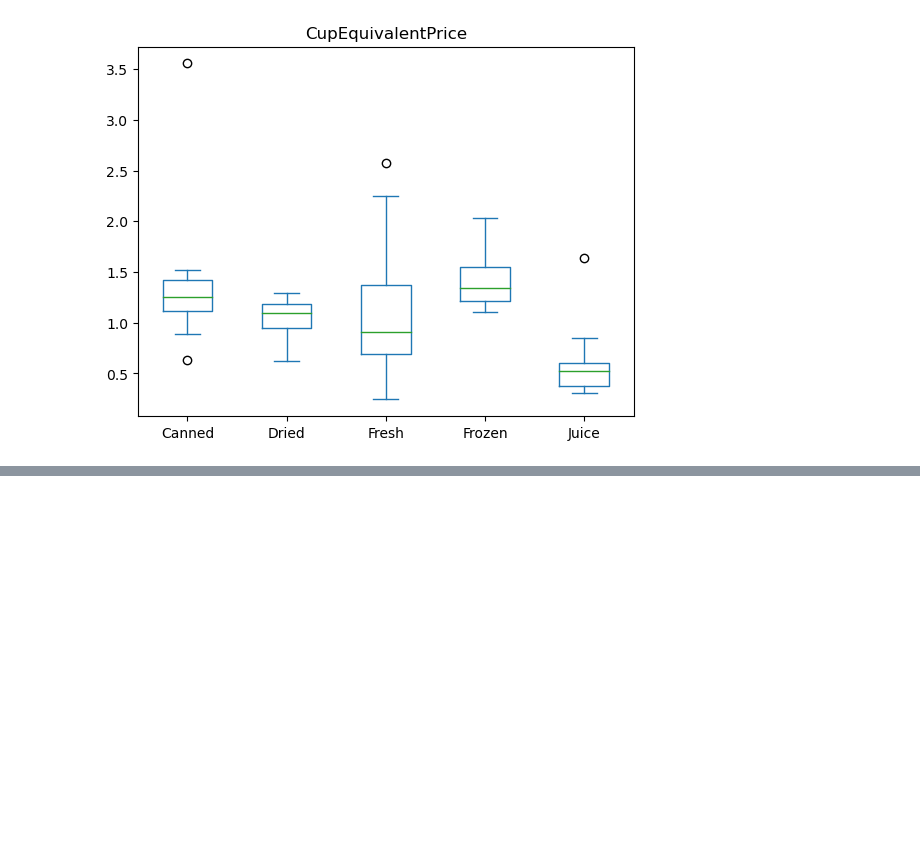
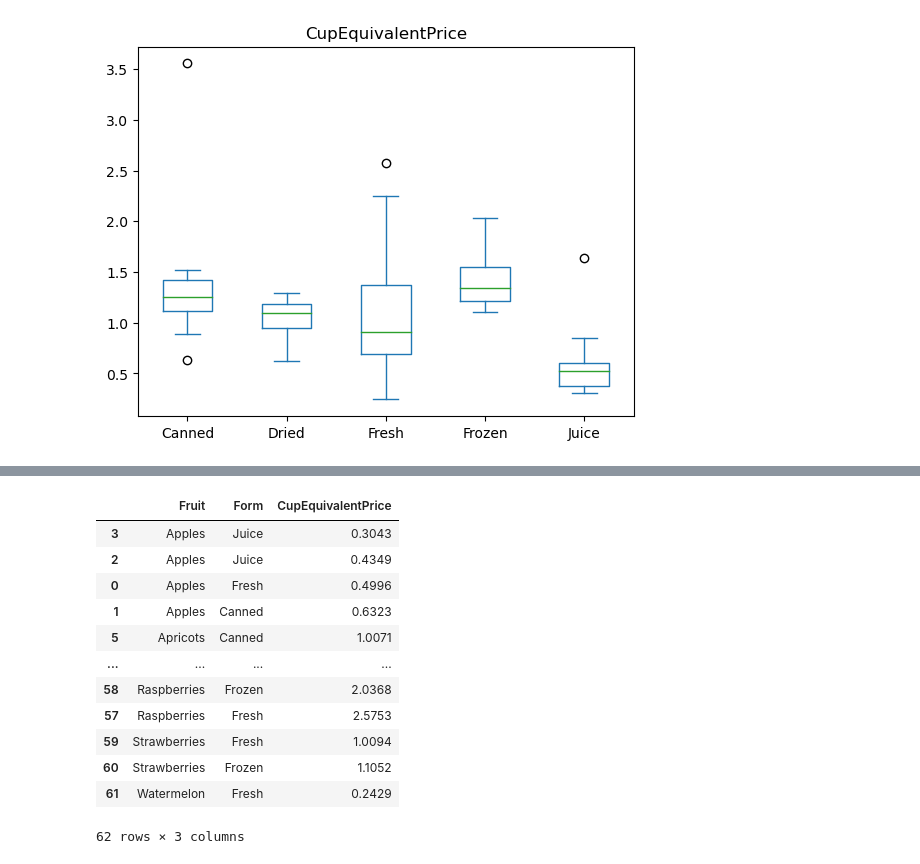
Before and after one commit to BreezeNoraTucker/FruitPrices, a Jupyter notebook: FruitCost.ipynb, the cells around one changed output, grey strips where cells are left out. Cells and saved outputs as stored; diff of their text form; code cells hidden in the pictures; blank space fills up the shorter version.

```diff
--- a/FruitCost.ipynb
+++ b/FruitCost.ipynb
@@ -110,0 +158,25 @@ Index([], dtype='int64')
+# %%
+data.sort_values(["Fruit", "CupEquivalentPrice"])
+#TODO:
+#impliment a method to rank each form on how it costs
+#relative to other forms within each fruit
+#could use a point system with each entry gaining or losing points
+#based on its position relative to that fruit's median,
+#with the median scoring zero
+#to theoretically limit bias based on quantity of entries
+#to follow with this, the minimum and maximum should each recieve a fixed number of points
+#with other entries recieving score propertional to their ordinal placement
+# %% [output]
+|  | Fruit | Form | CupEquivalentPrice |
+| 3 | Apples | Juice | 0.3043 |
+| 2 | Apples | Juice | 0.4349 |
+| 0 | Apples | Fresh | 0.4996 |
+| 1 | Apples | Canned | 0.6323 |
+| 5 | Apricots | Canned | 1.0071 |
+| ... | ... | ... | ... |
+| 58 | Raspberries | Frozen | 2.0368 |
+| 57 | Raspberries | Fresh | 2.5753 |
+| 59 | Strawberries | Fresh | 1.0094 |
+| 60 | Strawberries | Frozen | 1.1052 |
+| 61 | Watermelon | Fresh | 0.2429 |
+62 rows × 3 columns
```
Also changed, not shown: parts of 6 cells of this notebook.
